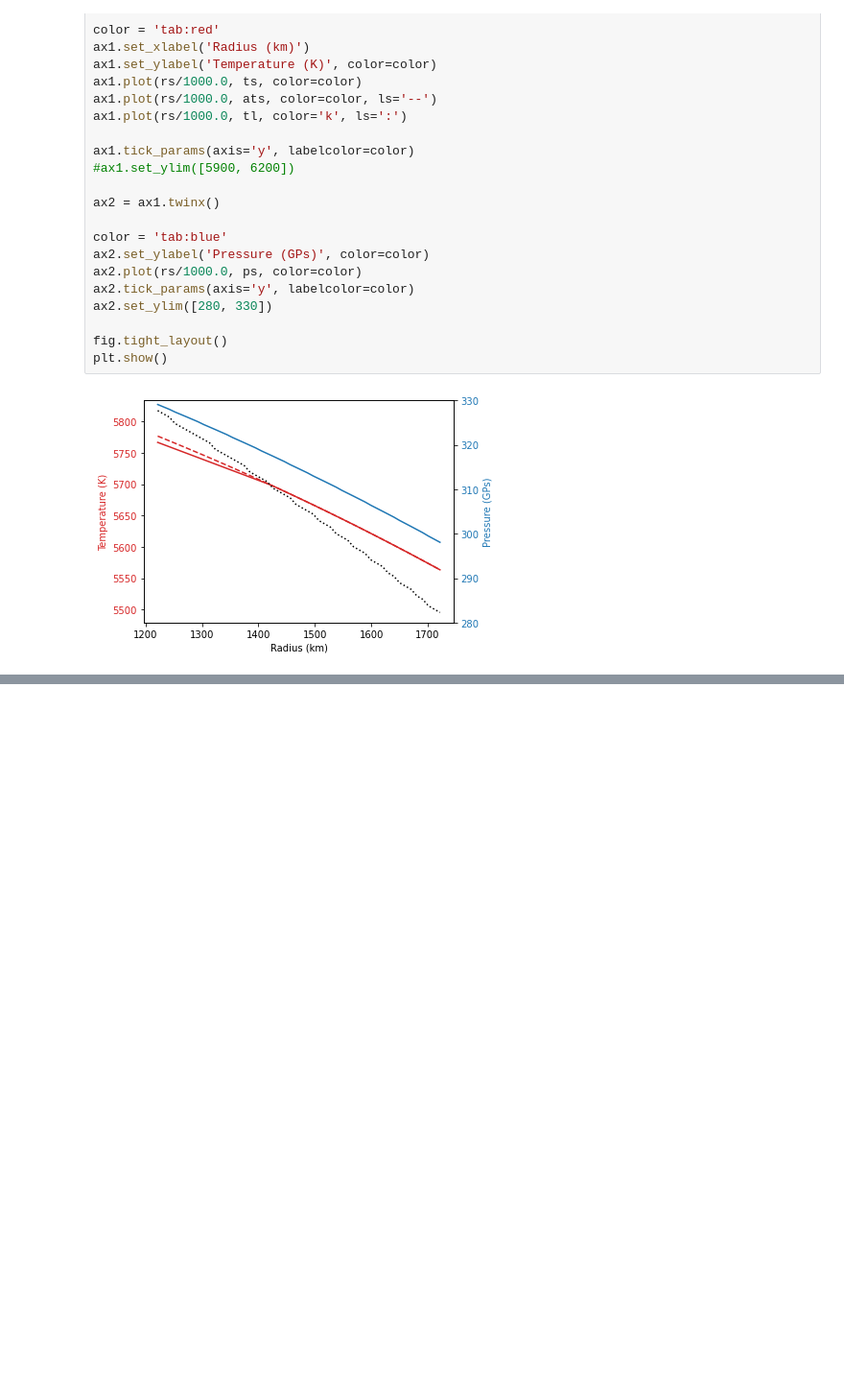
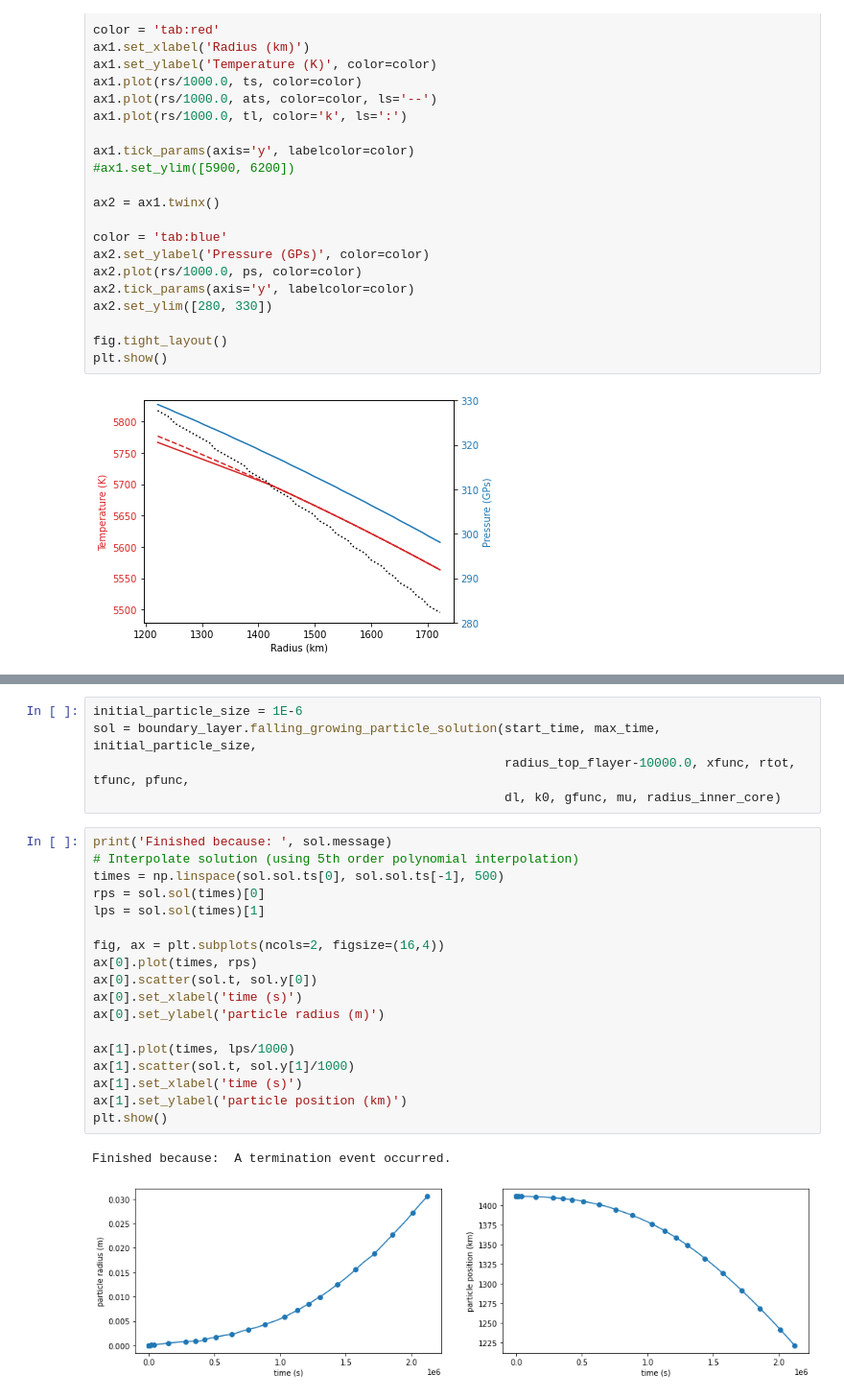
Before and after one commit to andreww/slurry, a Jupyter notebook: self_consistent_solution.ipynb, the cells around one changed output, grey strips where cells are left out. Shown at 96% size. Saved outputs shown, nothing was run; the diff lists cells and outputs as text; blank space fills up the shorter version.

```diff
--- a/self_consistent_solution.ipynb
+++ b/self_consistent_solution.ipynb
@@ -218,0 +297,26 @@ liquid_density, solid_mixture_density, fe_liquid_density, fe_hpc_density, \
+# %%
+initial_particle_size = 1E-6
+sol = boundary_layer.falling_growing_particle_solution(start_time, max_time, initial_particle_size,
+                                                       radius_top_flayer-10000.0, xfunc, rtot, tfunc, pfunc,
+                                                       dl, k0, gfunc, mu, radius_inner_core)
+# %%
+print('Finished because: ', sol.message)
+# Interpolate solution (using 5th order polynomial interpolation)
+times = np.linspace(sol.sol.ts[0], sol.sol.ts[-1], 500)
+rps = sol.sol(times)[0]
+lps = sol.sol(times)[1]
+
+fig, ax = plt.subplots(ncols=2, figsize=(16,4))
+ax[0].plot(times, rps)
+ax[0].scatter(sol.t, sol.y[0])
+ax[0].set_xlabel('time (s)')
+ax[0].set_ylabel('particle radius (m)')
+
+ax[1].plot(times, lps/1000)
+ax[1].scatter(sol.t, sol.y[1]/1000)
+ax[1].set_xlabel('time (s)')
+ax[1].set_ylabel('particle position (km)')
+plt.show()
+# %% [output]
+Finished because:  A termination event occurred.
+[figure, added]
```
Also changed, not shown: parts of 23 cells of this notebook, 4 other files.
